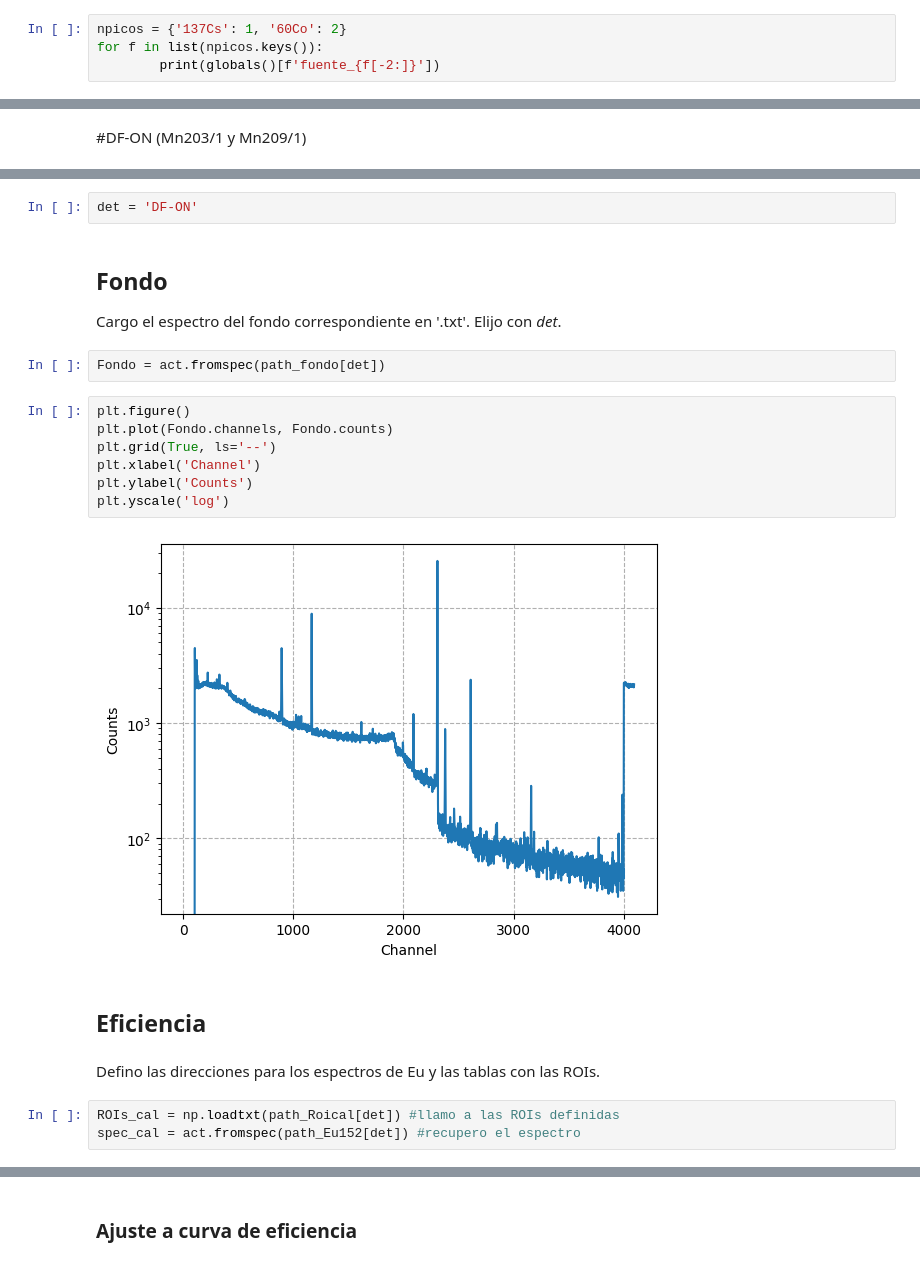
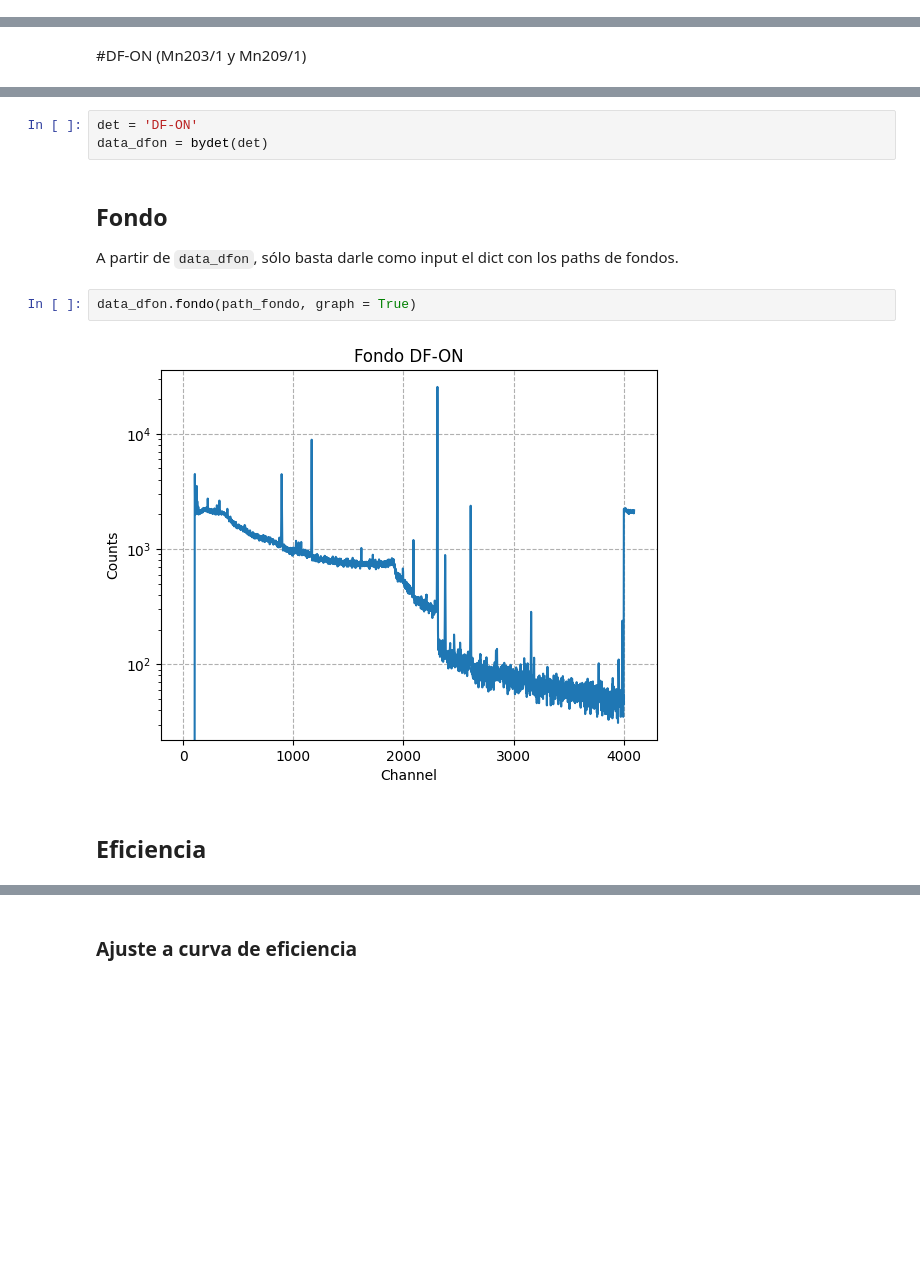
Before and after one commit to lexisantos/lintatpromptgamma, a Jupyter notebook: HPGe_PGflux.ipynb, the cells around one changed output, grey strips where cells are left out. Cells and saved outputs as stored; diff of their text form; blank space fills up the shorter version.

```diff
--- a/HPGe_PGflux.ipynb
+++ b/HPGe_PGflux.ipynb
@@ -58,7 +61,3 @@ path_incog_2 = {'DF-ON': "/content/drive/MyDrive/Colab Notebooks/ProyectoLINTatP
 ROIs_Co = {'DF-ON': np.array([[2370, 2388], [2082, 2100]]),
            'XC-ON': np.array([[1992, 2006], [2268, 2282]]),
            'XC-OFF': np.array([[1993, 2007], [2268, 2282]])}
-# %%
-npicos = {'137Cs': 1, '60Co': 2}
-for f in list(npicos.keys()):
-		print(globals()[f'fuente_{f[-2:]}'])
@@ -70,23 +172,12 @@ for f in list(npicos.keys()):
 # %%
 det = 'DF-ON'
+data_dfon = bydet(det)
-# %% [markdown]
-## Fondo
-Cargo el espectro del fondo correspondiente en '.txt'. Elijo con *det*.
-# %%
-Fondo = act.fromspec(path_fondo[det])
-# %%
-plt.figure()
-plt.plot(Fondo.channels, Fondo.counts)
-plt.grid(True, ls='--')
-plt.xlabel('Channel')
-plt.ylabel('Counts')
-plt.yscale('log')
-# %% [output]
-[figure, removed]
+# %% [markdown]
+## Fondo
+A partir de `data_dfon`, sólo basta darle como input el dict con los paths de fondos.
+# %%
+data_dfon.fondo(path_fondo, graph = True)
+# %% [output]
+[figure, added]
 # %% [markdown]
 ## Eficiencia
-# %% [markdown]
-Defino las direcciones para los espectros de Eu y las tablas con las ROIs.
-# %%
-ROIs_cal = np.loadtxt(path_Roical[det]) #llamo a las ROIs definidas
-spec_cal = act.fromspec(path_Eu152[det]) #recupero el espectro
```
Also changed, not shown: parts of 137 cells of this notebook.
